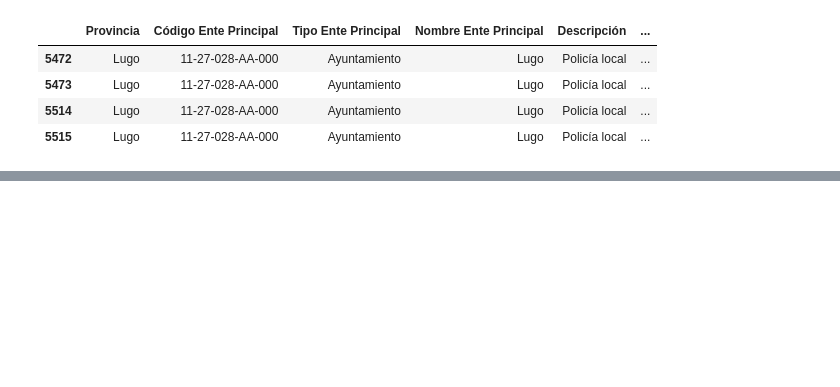
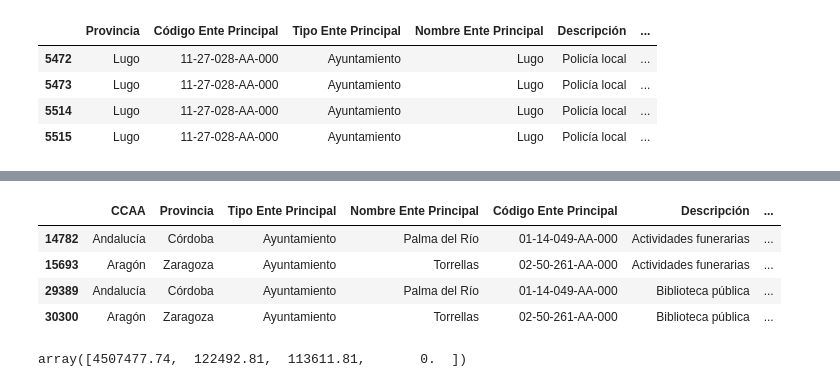
Before and after one commit to carpiero/Final_project, a Jupyter notebook: notebooks/Notebook_003.ipynb, the cells around one changed output, grey strips where cells are left out. Saved outputs shown, nothing was run; the diff lists cells and outputs as text; code cells hidden in the pictures; blank space fills up the shorter version.

```diff
--- a/notebooks/Notebook_003.ipynb
+++ b/notebooks/Notebook_003.ipynb
@@ -125,0 +182,29 @@ df_indicadores.loc[(df_indicadores['Nombre Ente Principal']=='Lugo')&(df_indicad
+# %%
+df=df_final_pob_melt
+
+well_statuses=['Aragón','Andalucía','La Rioja']
+well_types=['Zaragoza','Córdoba']
+municipio_types=['Torrellas','Palma del Río']
+partida_de_coste_types=['Actividades funerarias','Biblioteca pública']
+
+df[df["CCAA"].isin(well_statuses)
+        & df['Provincia'].isin(well_types)
+        & df['Nombre Ente Principal'].isin(municipio_types)
+        & df['Descripción'].isin(partida_de_coste_types)]
+# %% [output]
+|  | CCAA | Provincia | Tipo Ente Principal | Nombre Ente Principal | Código Ente Principal | Descripción | ... |
+| 14782 | Andalucía | Córdoba | Ayuntamiento | Palma del Río | 01-14-049-AA-000 | Actividades funerarias | ... |
+| 15693 | Aragón | Zaragoza | Ayuntamiento | Torrellas | 02-50-261-AA-000 | Actividades funerarias | ... |
+| 29389 | Andalucía | Córdoba | Ayuntamiento | Palma del Río | 01-14-049-AA-000 | Biblioteca pública | ... |
+| 30300 | Aragón | Zaragoza | Ayuntamiento | Torrellas | 02-50-261-AA-000 | Biblioteca pública | ... |
+# %%
+
+dff=df[df["CCAA"].isin(well_statuses)
+        & df['Provincia'].isin(well_types)
+        & df['Nombre Ente Principal'].isin(municipio_types)
+        & df['Descripción'].isin(partida_de_coste_types)]
+
+
+dff["coste_efectivo"].values
+# %% [output]
+array([4507477.74,  122492.81,  113611.81,       0.  ])
```
Also changed, not shown: parts of 15 cells of this notebook, 4 other files.
